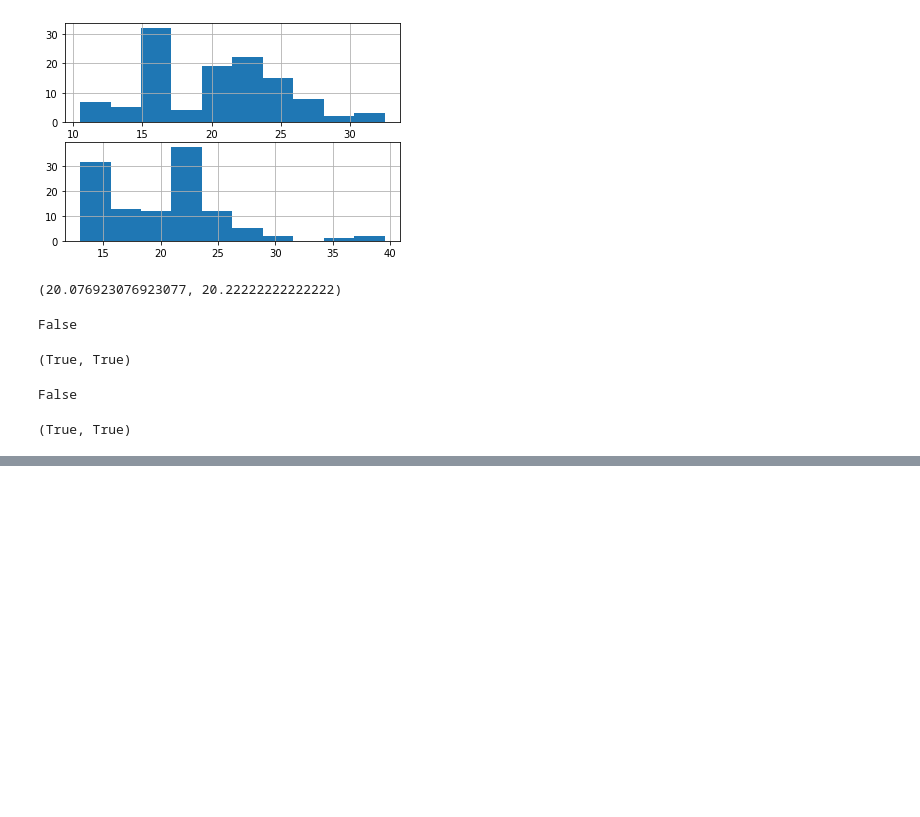
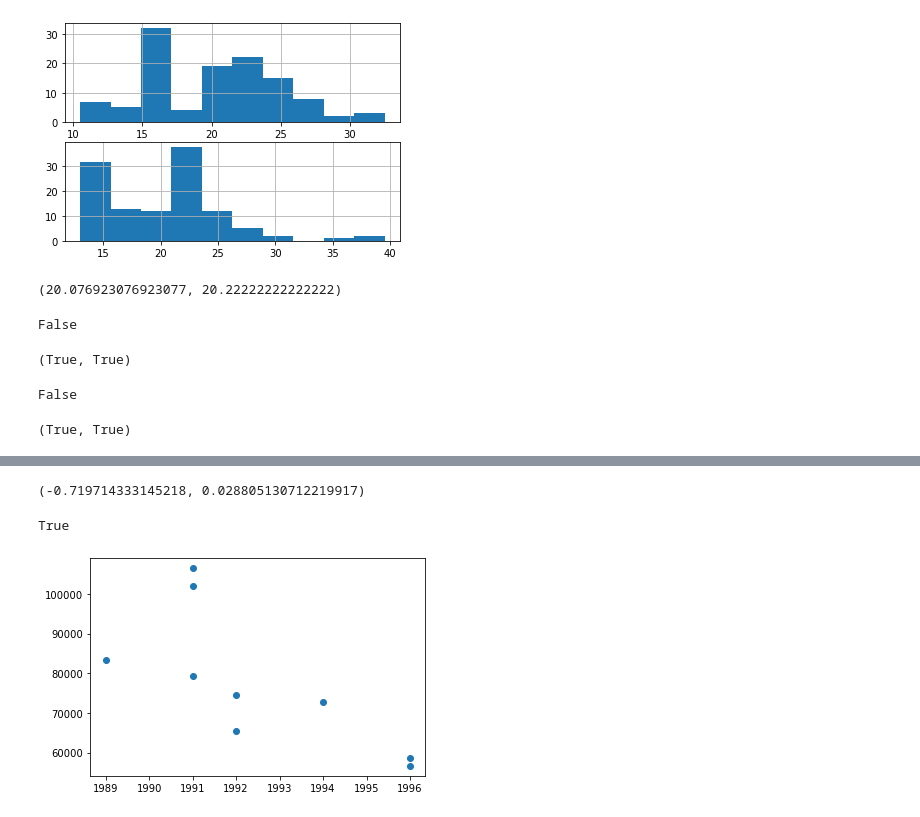
Before and after one commit to cristianibarra1/hypothesis_testing.ipynb, a Jupyter notebook: hypothesis_testing.ipynb, the cells around one changed output, grey strips where cells are left out. Drawn from its saved outputs; the diff is of its cells as text; code cells hidden in the pictures; blank space fills up the shorter version.

```diff
--- a/hypothesis_testing.ipynb
+++ b/hypothesis_testing.ipynb
@@ -154,0 +215,21 @@ b < α, t > 0
+# %%
+# Is there a relationship between how long an employee has been with the company and their salary?
+query = 'SELECT * FROM salaries LIMIT 100;'
+sals = pd.read_csv('work.csv')
+sals['hire_date'] = sals.from_date.str.slice(0,4).astype('int')
+sals.head()
+x = sals.hire_date
+y = sals.salary
+r,p = stats.pearsonr(x,y)
+r,p
+# %% [output]
+(-0.719714333145218, 0.028805130712219917)
+# %%
+p < α
+# %% [output]
+True
+# %%
+plt.scatter(x,y)
+plt.show()
+# %% [output]
+[figure, added]
```
Also changed, not shown: parts of 13 cells of this notebook.
